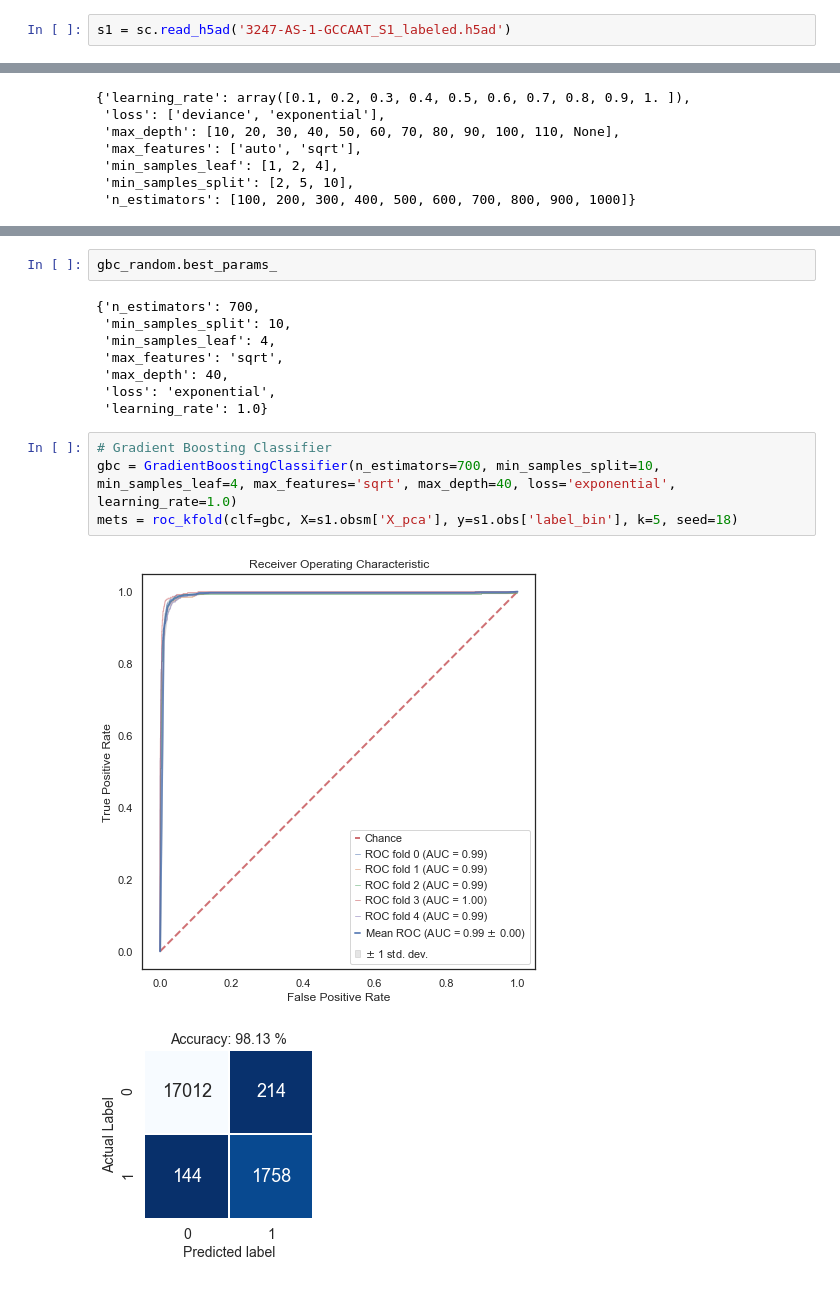
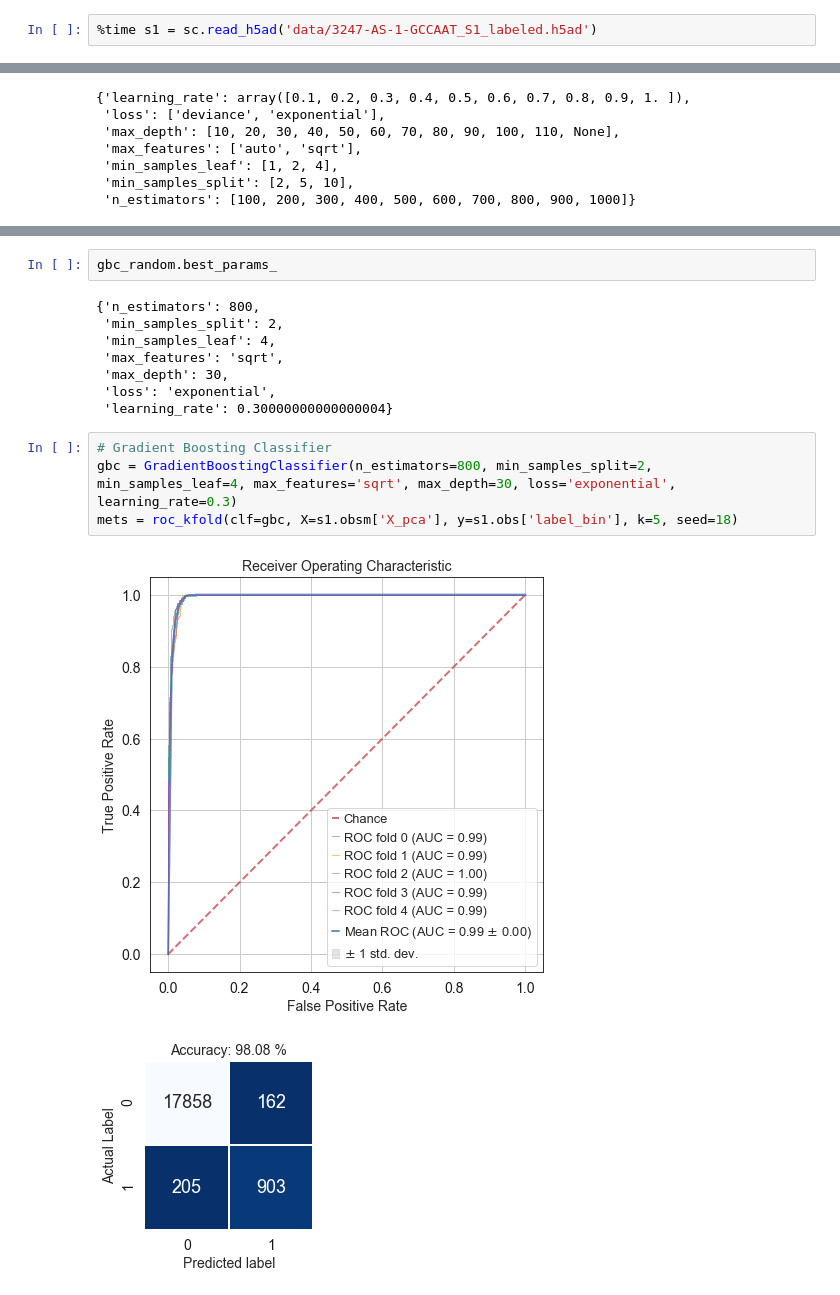
Before and after one commit to codyheiser/dropkick, a Jupyter notebook: QC_binary.ipynb, the cells around one changed output, grey strips where cells are left out. Saved outputs shown, nothing was run; the diff lists cells and outputs as text.

```diff
--- a/QC_binary.ipynb
+++ b/QC_binary.ipynb
@@ -11,4 +11,4 @@ from QC import *
 # %% [markdown]
 ### Load labeled data
 # %%
-s1 = sc.read_h5ad('3247-AS-1-GCCAAT_S1_labeled.h5ad')
+%time s1 = sc.read_h5ad('data/3247-AS-1-GCCAAT_S1_labeled.h5ad')
@@ -163,17 +166,17 @@ RandomizedSearchCV(cv=5, error_score='raise-deprecating',
 # %%
 gbc_random.best_params_
 # %% [output]
-{'n_estimators': 700,
- 'min_samples_split': 10,
+{'n_estimators': 800,
+ 'min_samples_split': 2,
  'min_samples_leaf': 4,
  'max_features': 'sqrt',
- 'max_depth': 40,
+ 'max_depth': 30,
  'loss': 'exponential',
- 'learning_rate': 1.0}
+ 'learning_rate': 0.30000000000000004}
 # %%
 # Gradient Boosting Classifier
-gbc = GradientBoostingClassifier(n_estimators=700, min_samples_split=10, min_samples_leaf=4, max_features='sqrt', max_depth=40, loss='exponential', learning_rate=1.0)
+gbc = GradientBoostingClassifier(n_estimators=800, min_samples_split=2, min_samples_leaf=4, max_features='sqrt', max_depth=30, loss='exponential', learning_rate=0.3)
 mets = roc_kfold(clf=gbc, X=s1.obsm['X_pca'], y=s1.obs['label_bin'], k=5, seed=18)
 # %% [output]
-[figure, old version]
+[figure, new version]
-[figure, old version]
+[figure, new version]
```
Also changed, not shown: parts of 9 cells of this notebook, 4 other files.
